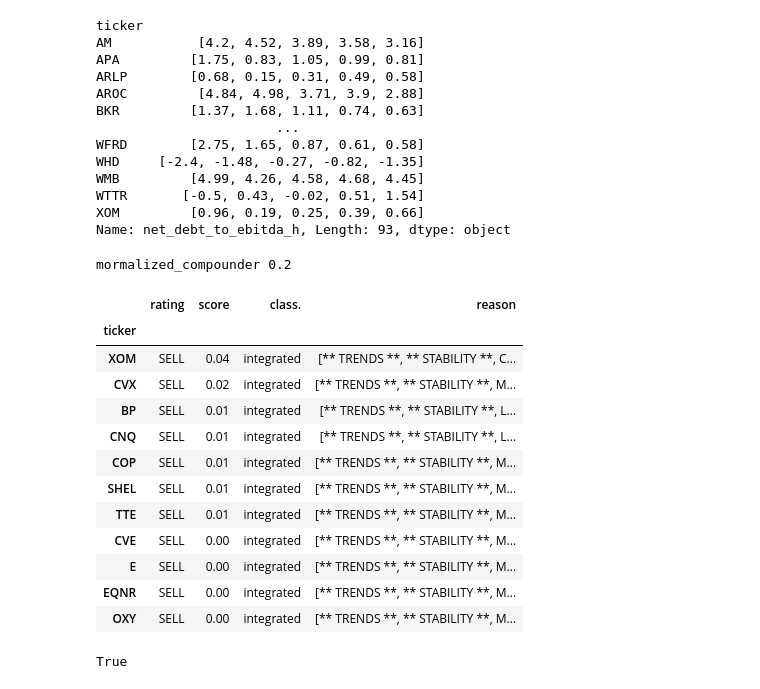
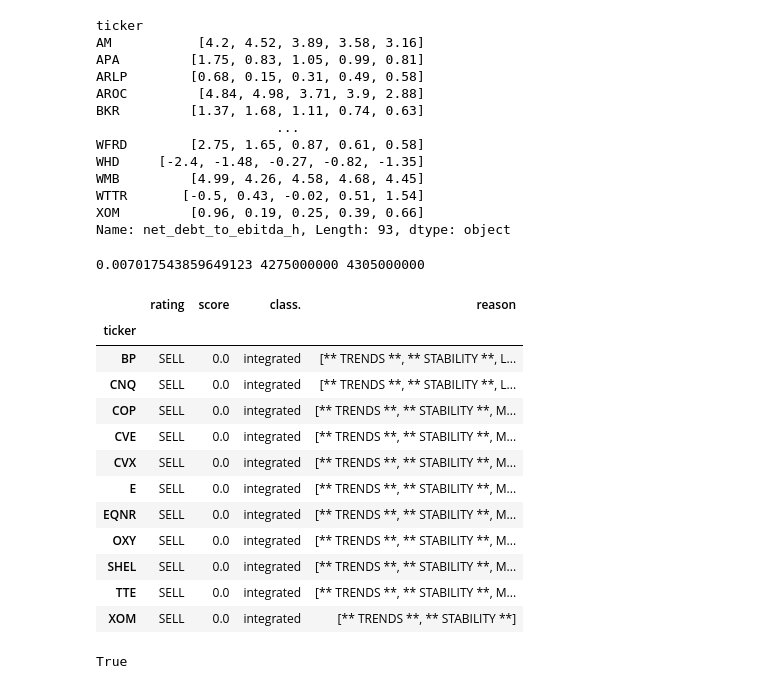
Before and after one commit to halfonso03/Stock-screener, a Jupyter notebook: energy_analysis.ipynb, the cells around one changed output. Drawn from its saved outputs; the diff is of its cells as text; code cells hidden in the pictures.

Commit message:
compounder cleanup

```diff
--- a/energy_analysis.ipynb
+++ b/energy_analysis.ipynb
@@ -2174,34 +2184,34 @@ def evaluate_energy_stocks(tickers, data, metrics):
 # %%
 # df_3, dict_3 = get_formatted_data(energy, False)
 metrics = {
-            "stability": True,
+            "stability": False,
             "roic": False, "interest_coverage": False,
             "op_margin": False, "fcf_yield": False,
             "nd_ebit": False,  "pr1yr": False, "rev_growth": False,
             "current_ratio": False, "fcf_h": False, "ev_to_ebitda": False,
             "fcf_p_share": False, "buyback_ratio": False, "ebitda_margin": False,
             "ev_to_sales": False, "pe": False, "dy": False,
             "div_payout": False, "eps": False, "shareholder_yield": False,
-            "bc": True, "compounder": True }
+            "bc": False, "compounder": True }
 results = evaluate_energy_stocks(df_3.index.tolist(), dict_3, metrics)
 df_6 = get_results_report(results)
 mask = (df_6['class.'] == 'integrated')
 df_6[mask].sort_values(by=['class.','score'], ascending=[True,False])
 # %% [output]
-mormalized_compounder 0.2
+0.007017543859649123 4275000000 4305000000
 |  | rating | score | class. | reason |
 | ticker |  |  |  |  |
-| XOM | SELL | 0.04 | integrated | [** TRENDS **, ** STABILITY **, C... |
-| CVX | SELL | 0.02 | integrated | [** TRENDS **, ** STABILITY **, M... |
-| BP | SELL | 0.01 | integrated | [** TRENDS **, ** STABILITY **, L... |
-| CNQ | SELL | 0.01 | integrated | [** TRENDS **, ** STABILITY **, L... |
-| COP | SELL | 0.01 | integrated | [** TRENDS **, ** STABILITY **, M... |
-| SHEL | SELL | 0.01 | integrated | [** TRENDS **, ** STABILITY **, M... |
-| TTE | SELL | 0.01 | integrated | [** TRENDS **, ** STABILITY **, M... |
-| CVE | SELL | 0.00 | integrated | [** TRENDS **, ** STABILITY **, M... |
-| E | SELL | 0.00 | integrated | [** TRENDS **, ** STABILITY **, M... |
-| EQNR | SELL | 0.00 | integrated | [** TRENDS **, ** STABILITY **, M... |
-| OXY | SELL | 0.00 | integrated | [** TRENDS **, ** STABILITY **, M... |
+| BP | SELL | 0.0 | integrated | [** TRENDS **, ** STABILITY **, L... |
+| CNQ | SELL | 0.0 | integrated | [** TRENDS **, ** STABILITY **, L... |
+| COP | SELL | 0.0 | integrated | [** TRENDS **, ** STABILITY **, M... |
+| CVE | SELL | 0.0 | integrated | [** TRENDS **, ** STABILITY **, M... |
+| CVX | SELL | 0.0 | integrated | [** TRENDS **, ** STABILITY **, M... |
+| E | SELL | 0.0 | integrated | [** TRENDS **, ** STABILITY **, M... |
+| EQNR | SELL | 0.0 | integrated | [** TRENDS **, ** STABILITY **, M... |
+| OXY | SELL | 0.0 | integrated | [** TRENDS **, ** STABILITY **, M... |
+| SHEL | SELL | 0.0 | integrated | [** TRENDS **, ** STABILITY **, M... |
+| TTE | SELL | 0.0 | integrated | [** TRENDS **, ** STABILITY **, M... |
+| XOM | SELL | 0.0 | integrated | [** TRENDS **, ** STABILITY **] |
 # %%
 abs(round(-0.0021,2)) == 0
 # %% [output]
```
Also changed, not shown: parts of 1 cell of this notebook, 1 other file.
